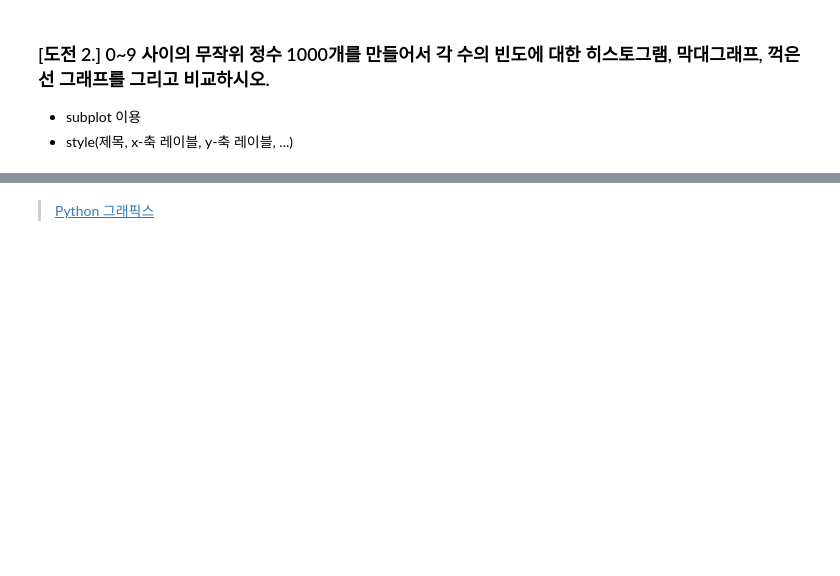
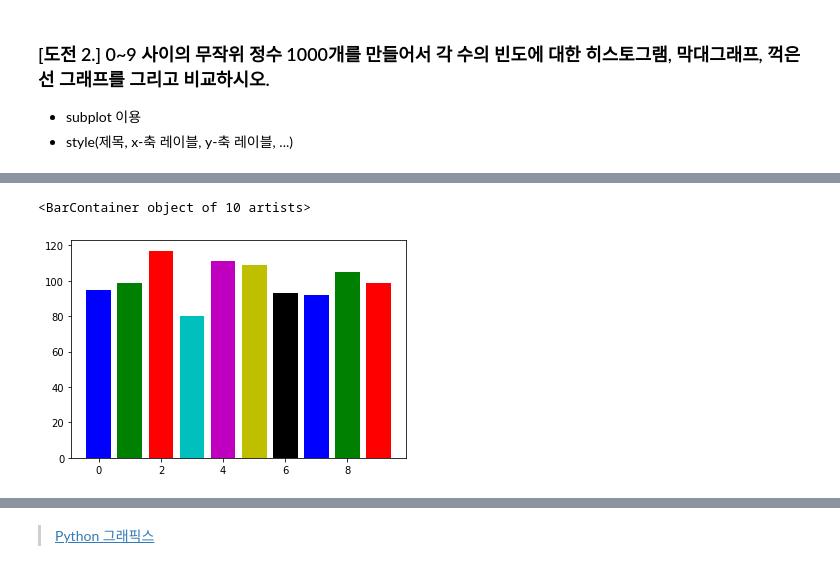
Before and after one commit to pdm03/pdm03, a Jupyter notebook: py-graphics/matplotlib_4_challenges.ipynb, the cells around one changed output, grey strips where cells are left out. Saved outputs shown, nothing was run; the diff lists cells and outputs as text; code cells hidden in the pictures; blank space fills up the shorter version.

```diff
--- a/py-graphics/matplotlib_4_challenges.ipynb
+++ b/py-graphics/matplotlib_4_challenges.ipynb
@@ -22,5 +56,7 @@ plt.hist(np.random.randn(1000))
 ### [도전 2.] 0~9 사이의 무작위 정수 1000개를 만들어서 각 수의 빈도에 대한 히스토그램, 막대그래프, 꺽은선 그래프를 그리고 비교하시오.
 - subplot 이용
 - style(제목, x-축 레이블, y-축 레이블, ...)
+# %%
+n1000 = np.random.randint(0, 10, 1000)
 # %%
 value, count= np.unique(n1000, return_counts=True)
@@ -28,2 +67,5 @@ value, count= np.unique(n1000, return_counts=True)
 # %%
-plt.bar(value,count) #,color="bgrcmyk")  # 'bgrcmykw
+plt.bar(value,count,color="bgrcmyk")  # 'bgrcmykw
+# %% [output]
+<BarContainer object of 10 artists>
+[figure, added]
```
Also changed, not shown: parts of 8 cells of this notebook.
